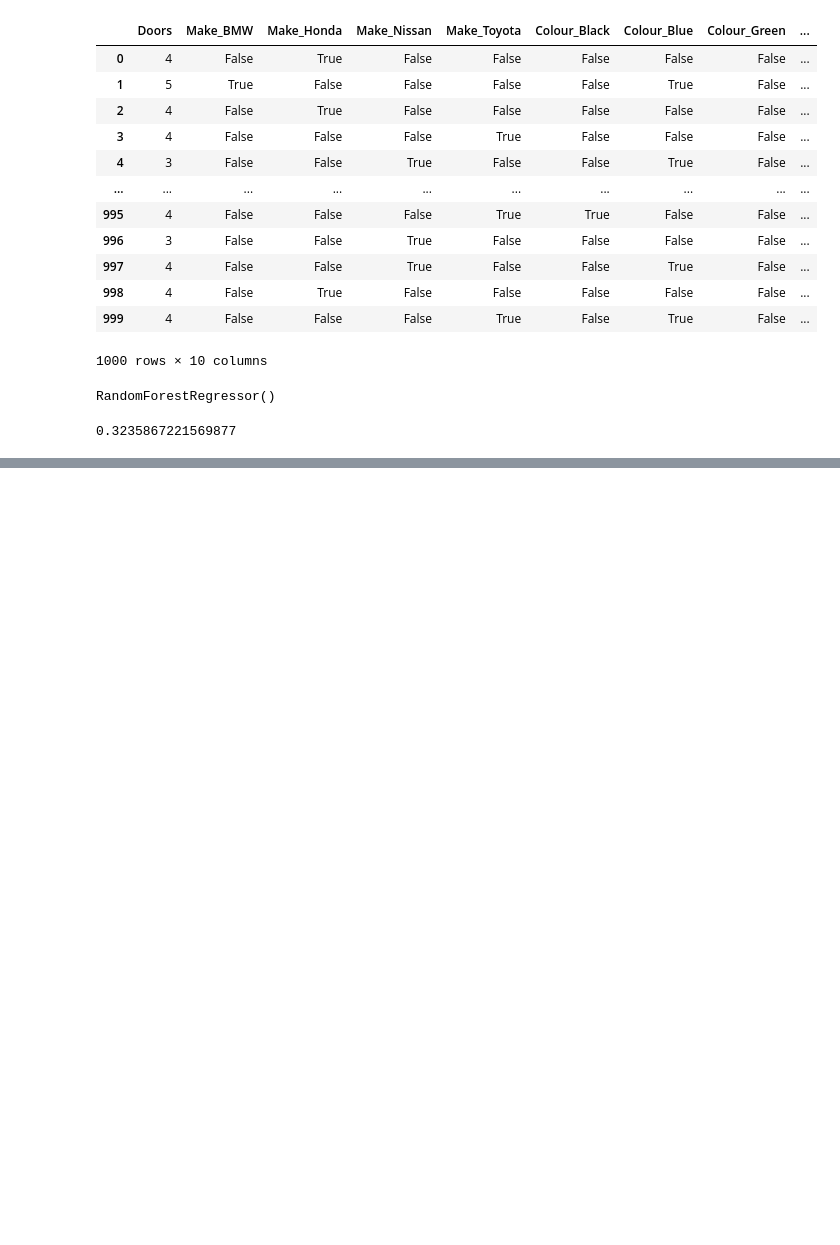
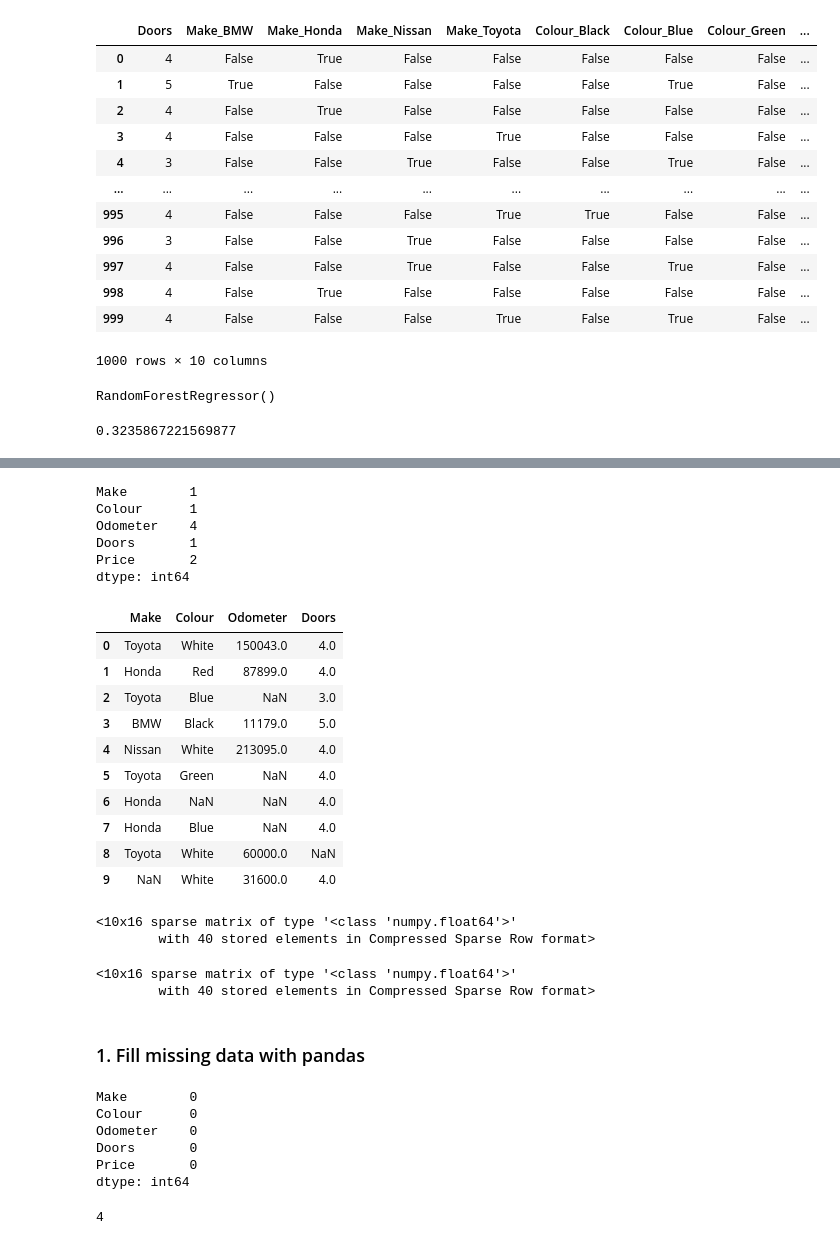
Before and after one commit to Istiakmorsalin/ML-projects, a Jupyter notebook: Scikit-learning-workflow.ipynb, the cells around one changed output, grey strips where cells are left out. Cells and saved outputs as stored; diff of their text form; code cells hidden in the pictures; blank space fills up the shorter version.

```diff
--- a/Scikit-learning-workflow.ipynb
+++ b/Scikit-learning-workflow.ipynb
@@ -122,0 +128,3 @@ model.score(X_test, y_test)
+# %%
+car_sales_missing = pd.read_csv("car-sales-missing-data.csv")
+car_sales_missing.head()
@@ -122,0 +138,43 @@ model.score(X_test, y_test)
+# %%
+car_sales_missing.isna().sum()
+# %% [output]
+Make        1
+Colour      1
+Odometer    4
+Doors       1
+Price       2
+dtype: int64
+# %%
+X = car_sales_missing.drop("Price", axis=1)
+y = car_sales_missing["Price"]
+
+X
+# %% [output]
+|  | Make | Colour | Odometer | Doors |
+| 0 | Toyota | White | 150043.0 | 4.0 |
+| 1 | Honda | Red | 87899.0 | 4.0 |
+| 2 | Toyota | Blue | NaN | 3.0 |
+| 3 | BMW | Black | 11179.0 | 5.0 |
+| 4 | Nissan | White | 213095.0 | 4.0 |
+| 5 | Toyota | Green | NaN | 4.0 |
+| 6 | Honda | NaN | NaN | 4.0 |
+| 7 | Honda | Blue | NaN | 4.0 |
+| 8 | Toyota | White | 60000.0 | NaN |
+| 9 | NaN | White | 31600.0 | 4.0 |
+# %%
+categorical_features = ["Make", "Colour", "Doors"]
+one_hot = OneHotEncoder()
+transformer = ColumnTransformer([("one_hot", one_hot,categorical_features)], remainder="passthrough")
+
+transformed_X = transformer.fit_transform(X)
+transformed_X
+# %% [output]
+<10x16 sparse matrix of type '<class 'numpy.float64'>'
+        with 40 stored elements in Compressed Sparse Row format>
+# %%
+transformed_X
+# %% [output]
+<10x16 sparse matrix of type '<class 'numpy.float64'>'
+        with 40 stored elements in Compressed Sparse Row format>
+# %% [markdown]
+### 1. Fill missing data with pandas
@@ -122,0 +183,13 @@ model.score(X_test, y_test)
+# %%
+car_sales_missing.isna().sum()
+# %% [output]
+Make        0
+Colour      0
+Odometer    0
+Doors       0
+Price       0
+dtype: int64
+# %%
+len(car_sales_missing)
+# %% [output]
+4
```
Also changed, not shown: parts of 14 cells of this notebook.
